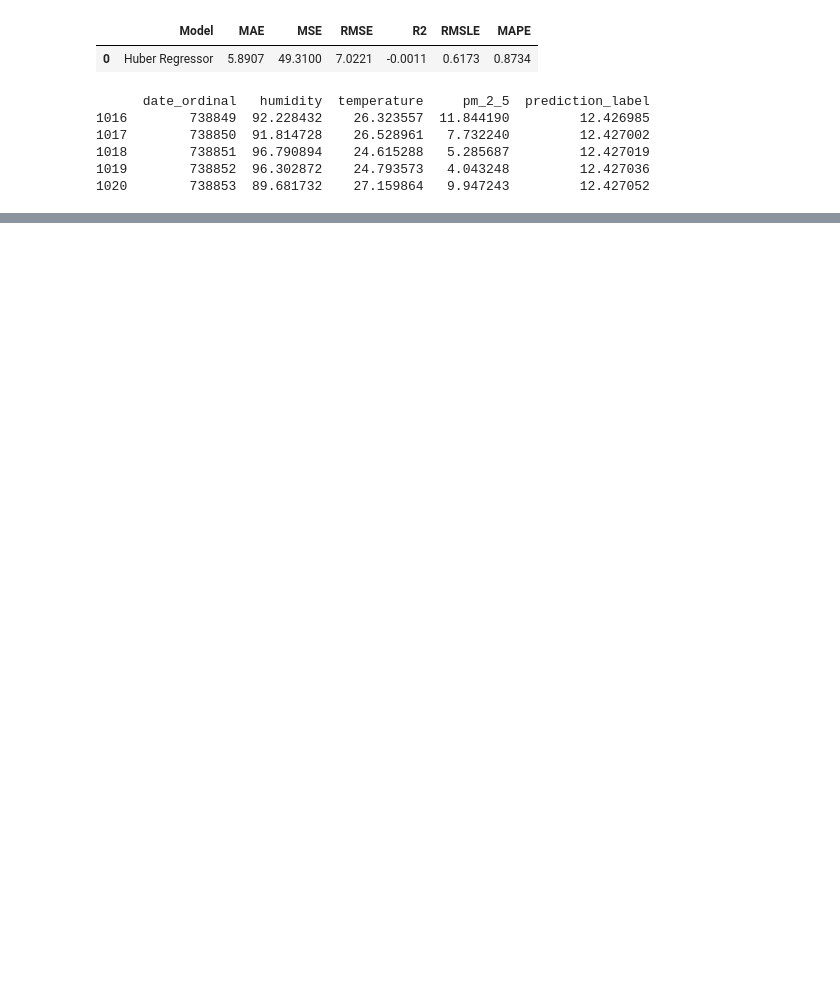
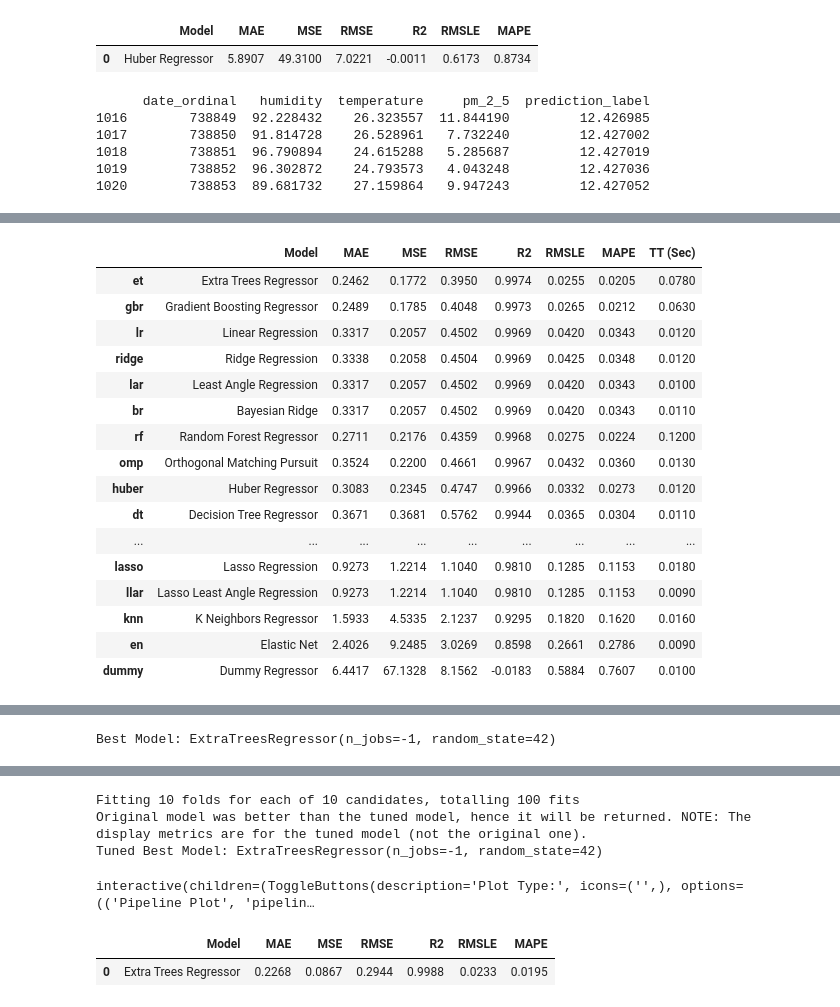
Before and after one commit to IntelligenceSupphawit/pm2.5-Forecast-Dashboard, a Jupyter notebook: model_AeroSURE/model_unknow.ipynb, the cells around one changed output, grey strips where cells are left out. Saved outputs shown, nothing was run; the diff lists cells and outputs as text; code cells hidden in the pictures; blank space fills up the shorter version.

```diff
--- a/model_AeroSURE/model_unknow.ipynb
+++ b/model_AeroSURE/model_unknow.ipynb
@@ -172,0 +188,56 @@ KeyError: 'Label'
+# %%
+import pandas as pd
+from pycaret.regression import *
+
+# 1) อ่านข้อมูล
+df = pd.read_csv(r'C:\Users\snpdp\pm2.5-Forecast-Dashboard\Data_csv\merge_data\unknow-m_1d.csv')
+
+# (ทางเลือก) หากคอลัมน์ date เป็น datetime ให้แปลงก่อน
+df['date'] = pd.to_datetime(df['date'])
+
+# (ทางเลือก) อาจแยก date เป็น feature อื่น เช่น วัน เดือน ปี
+df['day'] = df['date'].dt.day
+df['month'] = df['date'].dt.month
+df['year'] = df['date'].dt.year
+
+# (หากไม่ต้องการคอลัมน์ date จริง ๆ แล้วใช้ drop() ออก หรือเก็บไว้ถ้ามีประโยชน์)
+df.drop(columns=['date'], inplace=True)
+
+# 2) ตั้งค่าการทำงานของ PyCaret (Regression)
+#    ระบุ target='pm_2_5', session_id (สุ่มหรือระบุเพื่อให้ได้ผลเท่าเดิมทุกครั้ง)
+exp = setup(
+    data=df,
+    target='pm_2_5',
+    train_size=0.8,
+    session_id=42,       # เพื่อควบคุม random state ให้ reproducible
+    normalize=True,      # (เลือกได้ตามต้องการ)
+    ignore_features=None # หากต้องการ exclude คอลัมน์บางตัว
+)
+
+# 3) เปรียบเทียบโมเดลหลายๆ แบบ (เช่น Linear, RandomForest, XGBoost ฯลฯ)
+best_model = compare_models()
+print("Best Model:", best_model)
+
+# 4) ปรับแต่ง (tune) โมเดลที่ดีที่สุด
+tuned_best = tune_model(best_model, optimize='MAE')
+print("Tuned Best Model:", tuned_best)
+
+# 5) ประเมินโมเดลที่ผ่านการ tune แล้ว (สร้าง report เบื้องต้น)
+evaluate_model(tuned_best)
+
+# 6) สร้างโมเดลตัวสุดท้าย (finalize) เพื่อนำไปใช้งานจริง
+final_model = finalize_model(tuned_best)
+
+# 7) ทดสอบพยากรณ์บนชุดทดสอบ (หรือข้อมูลใหม่)
+#    PyCaret จะแยกชุดทดสอบให้จากขั้นตอน setup() อยู่แล้ว
+#    หากต้องการดู performance บน hold-out set ที่ PyCaret มีให้
+pred_holdout = predict_model(final_model)
+print("\nผลการพยากรณ์บนชุด hold-out (ตัวอย่าง 5 แถวแรก):")
+print(pred_holdout.head())
+
+# 8) หากมีข้อมูลใหม่ (new_data) ที่ไม่มีคอลัมน์ pm_2_5
+#    ก็ใช้ predict_model เพื่อทำนายได้เลย
+# new_data = pd.read_csv('new_data.csv')
+# predictions_new = predict_model(final_model, data=new_data)
+# print(predictions_new.head())
+# %% [output]
@@ -172,0 +262,17 @@ KeyError: 'Label'
+|  | Model | MAE | MSE | RMSE | R2 | RMSLE | MAPE | TT (Sec) |
+| et | Extra Trees Regressor | 0.2462 | 0.1772 | 0.3950 | 0.9974 | 0.0255 | 0.0205 | 0.0780 |
+| gbr | Gradient Boosting Regressor | 0.2489 | 0.1785 | 0.4048 | 0.9973 | 0.0265 | 0.0212 | 0.0630 |
+| lr | Linear Regression | 0.3317 | 0.2057 | 0.4502 | 0.9969 | 0.0420 | 0.0343 | 0.0120 |
+| ridge | Ridge Regression | 0.3338 | 0.2058 | 0.4504 | 0.9969 | 0.0425 | 0.0348 | 0.0120 |
+| lar | Least Angle Regression | 0.3317 | 0.2057 | 0.4502 | 0.9969 | 0.0420 | 0.0343 | 0.0100 |
+| br | Bayesian Ridge | 0.3317 | 0.2057 | 0.4502 | 0.9969 | 0.0420 | 0.0343 | 0.0110 |
+| rf | Random Forest Regressor | 0.2711 | 0.2176 | 0.4359 | 0.9968 | 0.0275 | 0.0224 | 0.1200 |
+| omp | Orthogonal Matching Pursuit | 0.3524 | 0.2200 | 0.4661 | 0.9967 | 0.0432 | 0.0360 | 0.0130 |
+| huber | Huber Regressor | 0.3083 | 0.2345 | 0.4747 | 0.9966 | 0.0332 | 0.0273 | 0.0120 |
+| dt | Decision Tree Regressor | 0.3671 | 0.3681 | 0.5762 | 0.9944 | 0.0365 | 0.0304 | 0.0110 |
+| ... | ... | ... | ... | ... | ... | ... | ... | ... |
+| lasso | Lasso Regression | 0.9273 | 1.2214 | 1.1040 | 0.9810 | 0.1285 | 0.1153 | 0.0180 |
+| llar | Lasso Least Angle Regression | 0.9273 | 1.2214 | 1.1040 | 0.9810 | 0.1285 | 0.1153 | 0.0090 |
+| knn | K Neighbors Regressor | 1.5933 | 4.5335 | 2.1237 | 0.9295 | 0.1820 | 0.1620 | 0.0160 |
+| en | Elastic Net | 2.4026 | 9.2485 | 3.0269 | 0.8598 | 0.2661 | 0.2786 | 0.0090 |
+| dummy | Dummy Regressor | 6.4417 | 67.1328 | 8.1562 | -0.0183 | 0.5884 | 0.7607 | 0.0100 |
@@ -172,0 +280 @@ KeyError: 'Label'
+Best Model: ExtraTreesRegressor(n_jobs=-1, random_state=42)
@@ -172,0 +297,6 @@ KeyError: 'Label'
+Fitting 10 folds for each of 10 candidates, totalling 100 fits
+Original model was better than the tuned model, hence it will be returned. NOTE: The display metrics are for the tuned model (not the original one).
+Tuned Best Model: ExtraTreesRegressor(n_jobs=-1, random_state=42)
+interactive(children=(ToggleButtons(description='Plot Type:', icons=('',), options=(('Pipeline Plot', 'pipelin…
+|  | Model | MAE | MSE | RMSE | R2 | RMSLE | MAPE |
+| 0 | Extra Trees Regressor | 0.2268 | 0.0867 | 0.2944 | 0.9988 | 0.0233 | 0.0195 |
```
Also changed, not shown: parts of 8 cells of this notebook, 7 other files.
